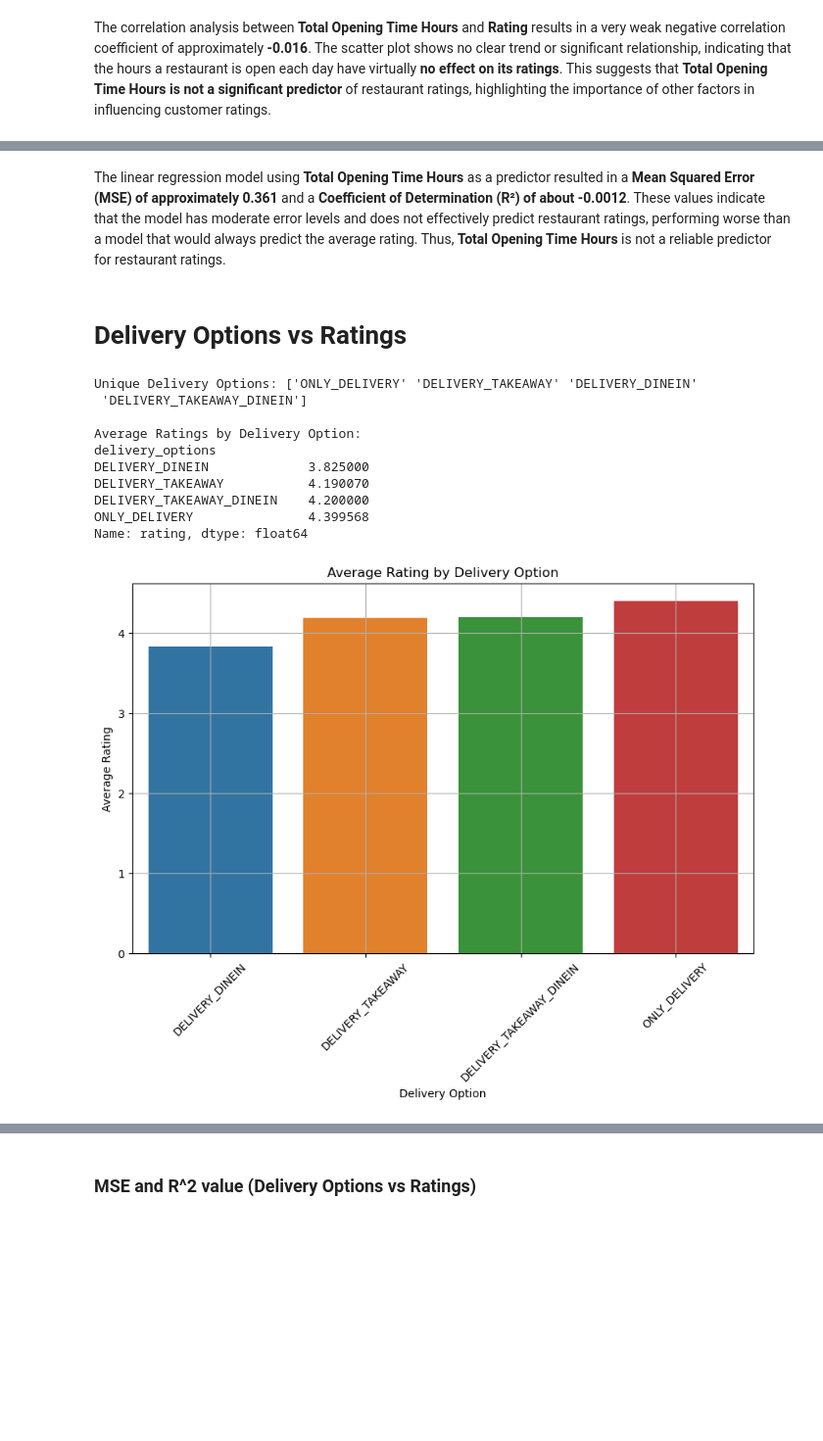
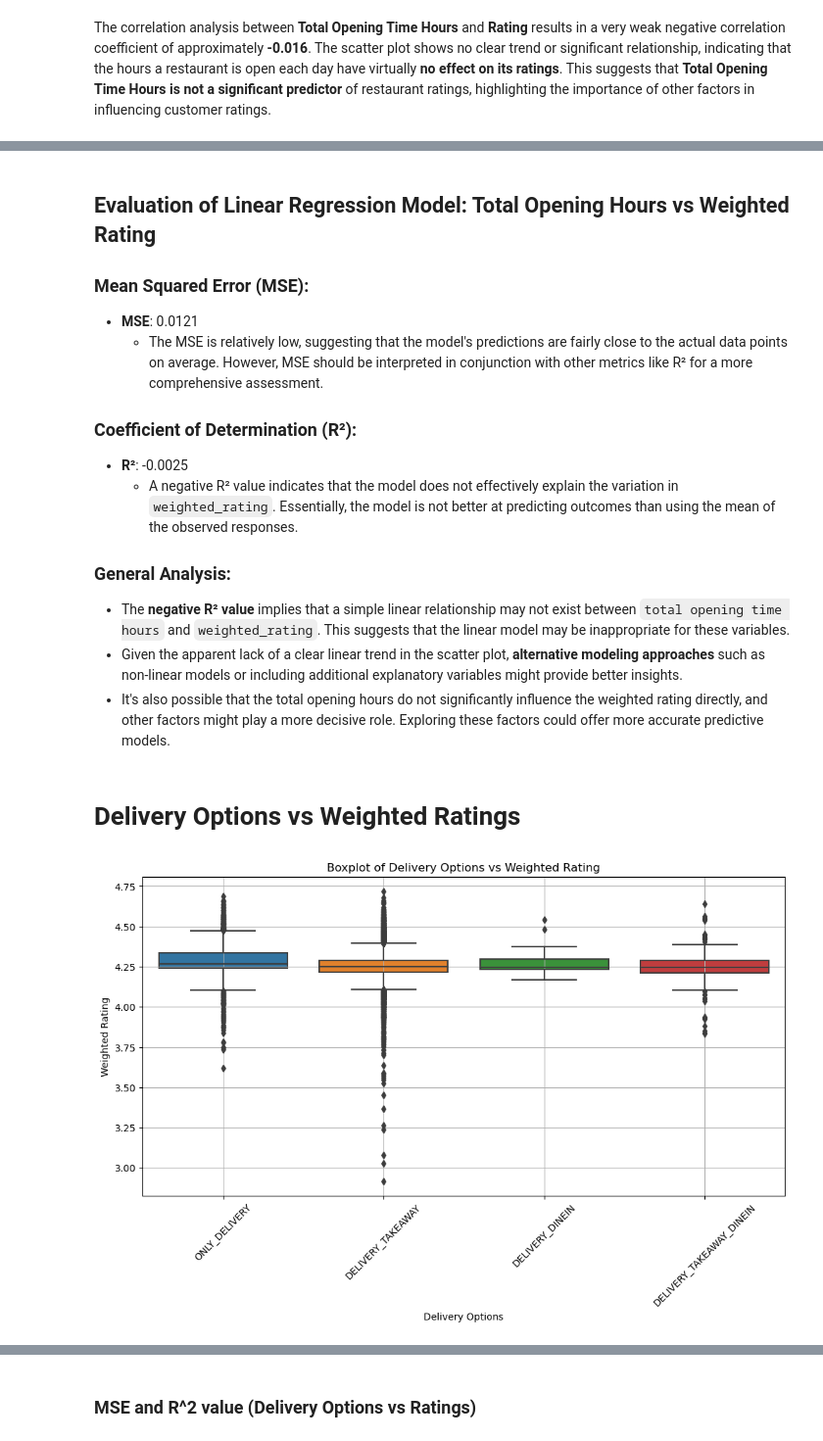
Before and after one commit to KCCHONG1997/ntu-grabsg-datasci-miniproject, a Jupyter notebook: Data Analysis.ipynb, the cells around one changed output, grey strips where cells are left out. Shown at 98% size. Cells and saved outputs as stored; diff of their text form; code cells hidden in the pictures; blank space fills up the shorter version.

```diff
--- a/Data Analysis.ipynb
+++ b/Data Analysis.ipynb
@@ -8,8 +8,8 @@ import seaborn as sns
 # %% [markdown]
 # Import Dataset
 # %%
-resData = pd.read_csv('./Datasets/Cleaned Grab SG Restaurants.csv')
-resData.head()
+data = pd.read_csv('./Datasets/Cleaned Grab SG Restaurants.csv')
+data.head()
 # %% [output]
 |  | name | address | cuisine | delivery_cost | lat | lon | opening_hours | radius | rating | ... |
 | 0 | Texas Chicken | Texas Chicken - VivoCity | ["Western", "Fast Food", "Halal",... | 570.0 | 1.264792 | 103.822103 | {"open": true, "displayedHours": ... | 5000 | 3.8 | ... |
@@ -101,37 +116,29 @@ mse, r2
 # %% [markdown]
-The linear regression model using **Total Opening Time Hours** as a predictor resulted in a **Mean Squared Error (MSE) of approximately 0.361** and a **Coefficient of Determination (R²) of about -0.0012**. These values indicate that the model has moderate error levels and does not effectively predict restaurant ratings, performing worse than a model that would always predict the average rating. Thus, **Total Opening Time Hours** is not a reliable predictor for restaurant ratings.
+## Evaluation of Linear Regression Model: Total Opening Hours vs Weighted Rating
+
+### Mean Squared Error (MSE):
+- **MSE**: 0.0121
+  - The MSE is relatively low, suggesting that the model's predictions are fairly close to the actual data points on average. However, MSE should be interpreted in conjunction with other metrics like R² for a more comprehensive assessment.
+
+### Coefficient of Determination (R²):
+- **R²**: -0.0025
+  - A negative R² value indicates that the model does not effectively explain the variation in `weighted_rating`. Essentially, the model is not better at predicting outcomes than using the mean of the observed responses.
+
+### General Analysis:
+- The **negative R² value** implies that a simple linear relationship may not exist between `total opening time hours` and `weighted_rating`. This suggests that the linear model may be inappropriate for these variables.
+- Given the apparent lack of a clear linear trend in the scatter plot, **alternative modeling approaches** such as non-linear models or including additional explanatory variables might provide better insights.
+- It's also possible that the total opening hours do not significantly influence the weighted rating directly, and other factors might play a more decisive role. Exploring these factors could offer more accurate predictive models.
 # %% [markdown]
-# Delivery Options vs Ratings
+# Delivery Options vs Weighted Ratings
 # %%
-# Inspect the unique categories in the 'delivery_options' column
-unique_delivery_options = resData['delivery_options'].unique()
-
-# Calculate the average rating for each delivery option
-average_ratings_by_delivery_option = resData.groupby('delivery_options')['rating'].mean().sort_values()
-
-# Display the unique delivery options and their corresponding average ratings
-print("Unique Delivery Options:", unique_delivery_options)
-print("\nAverage Ratings by Delivery Option:")
-print(average_ratings_by_delivery_option)
-
-# Plotting the relationship
-plt.figure(figsize=(10, 6))
-sns.barplot(x=average_ratings_by_delivery_option.index, y=average_ratings_by_delivery_option.values)
-plt.title('Average Rating by Delivery Option')
-plt.xlabel('Delivery Option')
-plt.ylabel('Average Rating')
+# Boxplot of delivery options versus weighted rating
+plt.figure(figsize=(12, 6))
+sns.boxplot(x='delivery_options', y='weighted_rating', data=data_final)
+plt.title('Boxplot of Delivery Options vs Weighted Rating')
+plt.xlabel('Delivery Options')
+plt.ylabel('Weighted Rating')
 plt.xticks(rotation=45)
 plt.grid(True)
 plt.show()
 # %% [output]
-Unique Delivery Options: ['ONLY_DELIVERY' 'DELIVERY_TAKEAWAY' 'DELIVERY_DINEIN'
- 'DELIVERY_TAKEAWAY_DINEIN']
-
-Average Ratings by Delivery Option:
-delivery_options
-DELIVERY_DINEIN             3.825000
-DELIVERY_TAKEAWAY           4.190070
-DELIVERY_TAKEAWAY_DINEIN    4.200000
-ONLY_DELIVERY               4.399568
-Name: rating, dtype: float64
-[figure, old version]
+[figure, new version]
```
Also changed, not shown: parts of 24 cells of this notebook.
